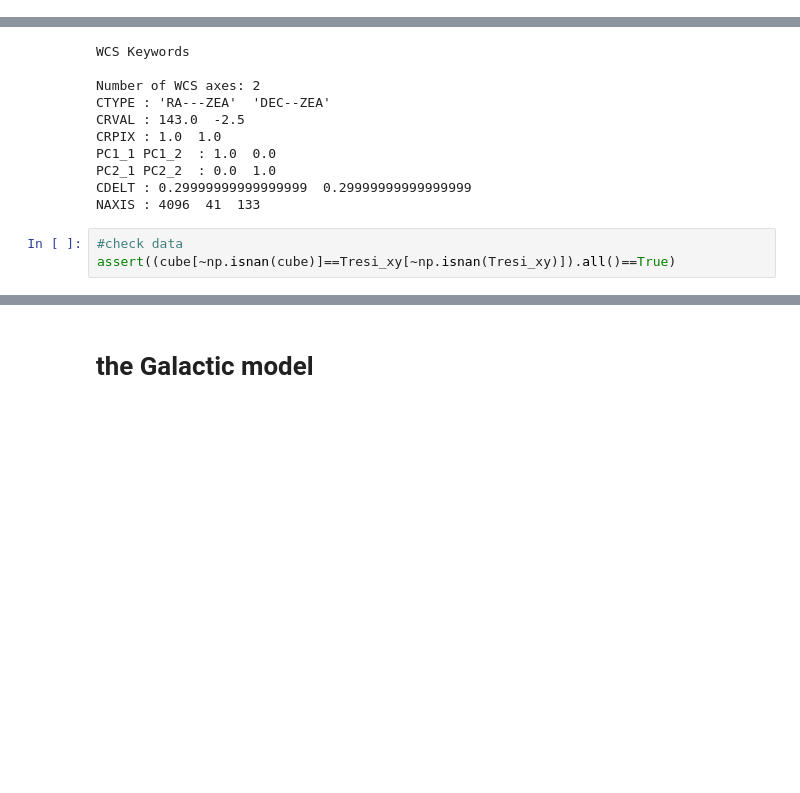
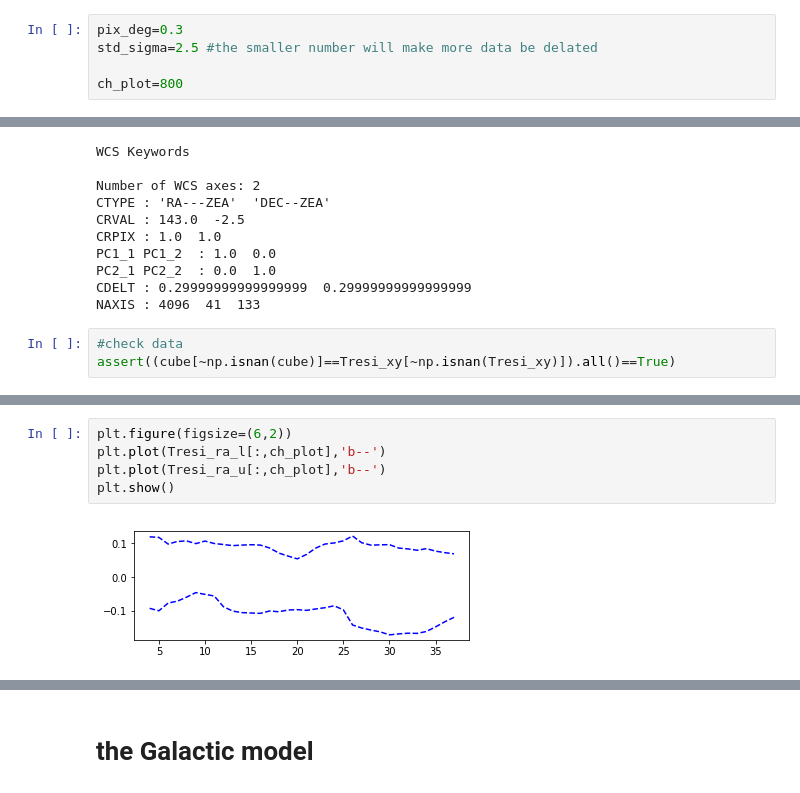
Before and after one commit to meerklass/katcali, a Jupyter notebook: examples/level6/katcali_multi_level6.ipynb, the cells around one changed output, grey strips where cells are left out. Saved outputs shown, nothing was run; the diff lists cells and outputs as text; blank space fills up the shorter version.

```diff
--- a/examples/level6/katcali_multi_level6.ipynb
+++ b/examples/level6/katcali_multi_level6.ipynb
@@ -48,4 +50,9 @@ def cal_freq(ch):
     freq_MHz=ch*dv+v_min
     freq=freq_MHz*1e6
     return freq
+# %%
+pix_deg=0.3
+std_sigma=2.5 #the smaller number will make more data be delated
+
+ch_plot=800
 # %%
@@ -359,0 +474,7 @@ plt.show()
+# %%
+plt.figure(figsize=(6,2))
+plt.plot(Tresi_ra_l[:,ch_plot],'b--')
+plt.plot(Tresi_ra_u[:,ch_plot],'b--')
+plt.show()
+# %% [output]
+[figure, added]
```
Also changed, not shown: parts of 33 cells of this notebook, 4 other files.
